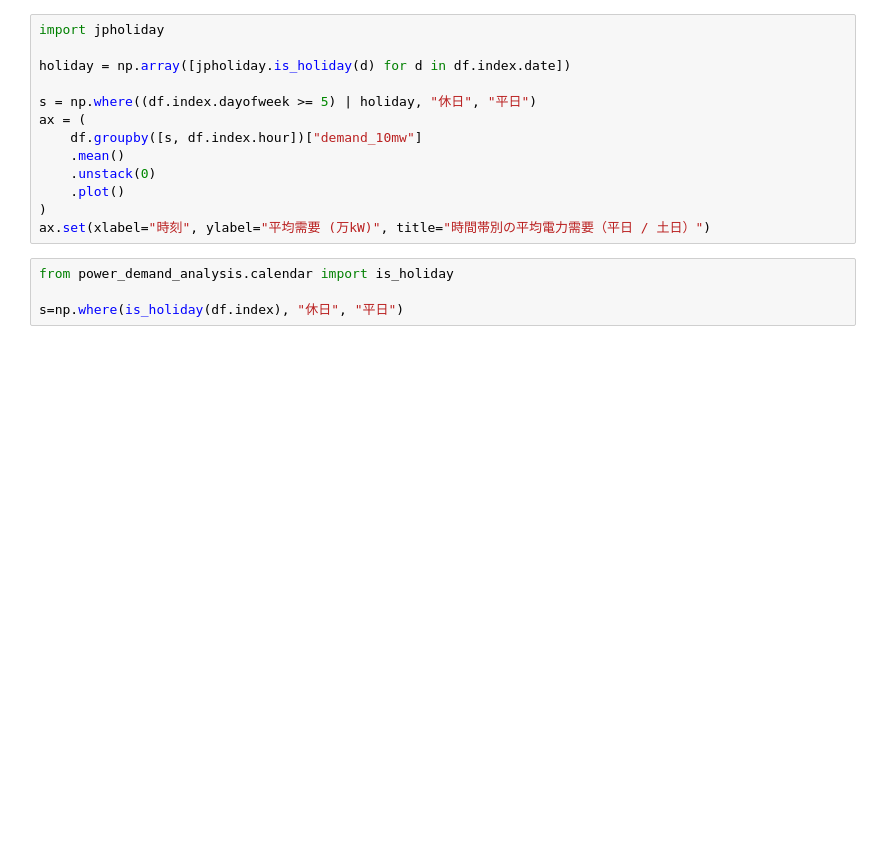
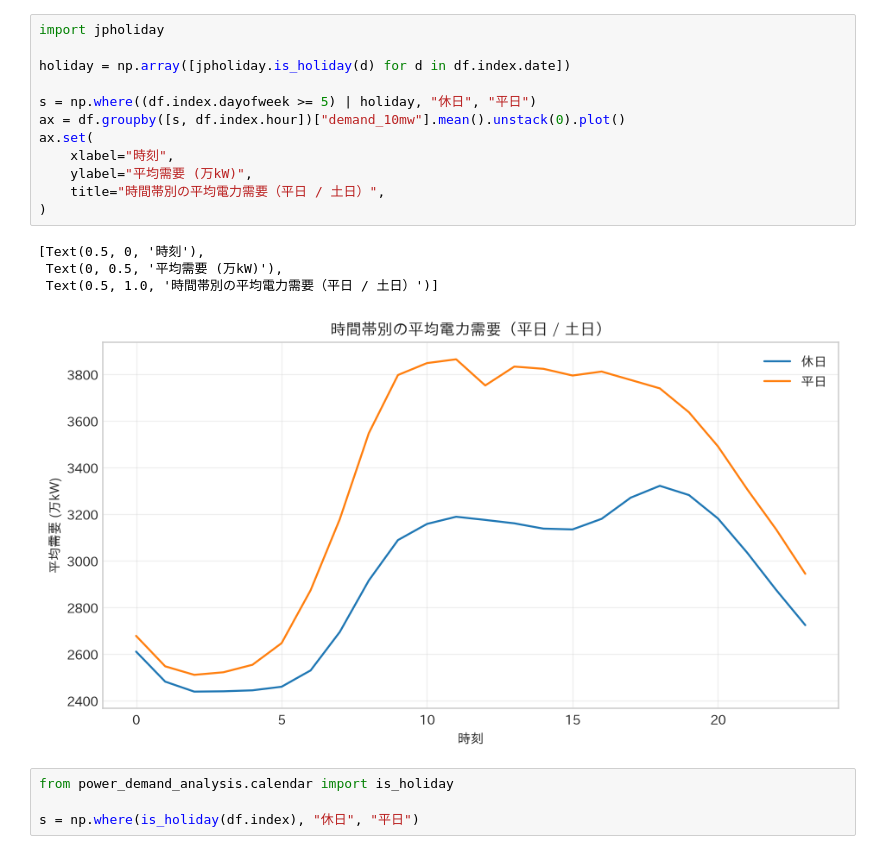
Before and after one commit to kyoupie/power-demand-analysis, a Jupyter notebook: notebooks/power_demand_analysis.ipynb, the cells around one changed output. Drawn from its saved outputs; the diff is of its cells as text; blank space fills up the shorter version.

```diff
--- a/notebooks/power_demand_analysis.ipynb
+++ b/notebooks/power_demand_analysis.ipynb
@@ -10,20 +15,24 @@ ax.set(xlabel="時刻", ylabel="平均需要(万kW)", title="時間帯別の平
 # %%
 import jpholiday
 
 holiday = np.array([jpholiday.is_holiday(d) for d in df.index.date])
 
 s = np.where((df.index.dayofweek >= 5) | holiday, "休日", "平日")
-ax = (
-    df.groupby([s, df.index.hour])["demand_10mw"]
-    .mean()
-    .unstack(0)
-    .plot()
+ax = df.groupby([s, df.index.hour])["demand_10mw"].mean().unstack(0).plot()
+ax.set(
+    xlabel="時刻",
+    ylabel="平均需要 (万kW)",
+    title="時間帯別の平均電力需要（平日 / 土日）",
 )
-ax.set(xlabel="時刻", ylabel="平均需要 (万kW)", title="時間帯別の平均電力需要（平日 / 土日）")
+# %% [output]
+[Text(0.5, 0, '時刻'),
+ Text(0, 0.5, '平均需要 (万kW)'),
+ Text(0.5, 1.0, '時間帯別の平均電力需要（平日 / 土日）')]
+[figure, added]
 # %%
 from power_demand_analysis.calendar import is_holiday
 
-s=np.where(is_holiday(df.index), "休日", "平日")
+s = np.where(is_holiday(df.index), "休日", "平日")
 # %%
 ax = df.groupby(df.index.month)["demand_10mw"].mean().plot()
 ax.set(xlabel="月", ylabel="平均需要(万kW)", title="月別の平均電力需要")
```
Also changed, not shown: parts of 13 cells of this notebook.
